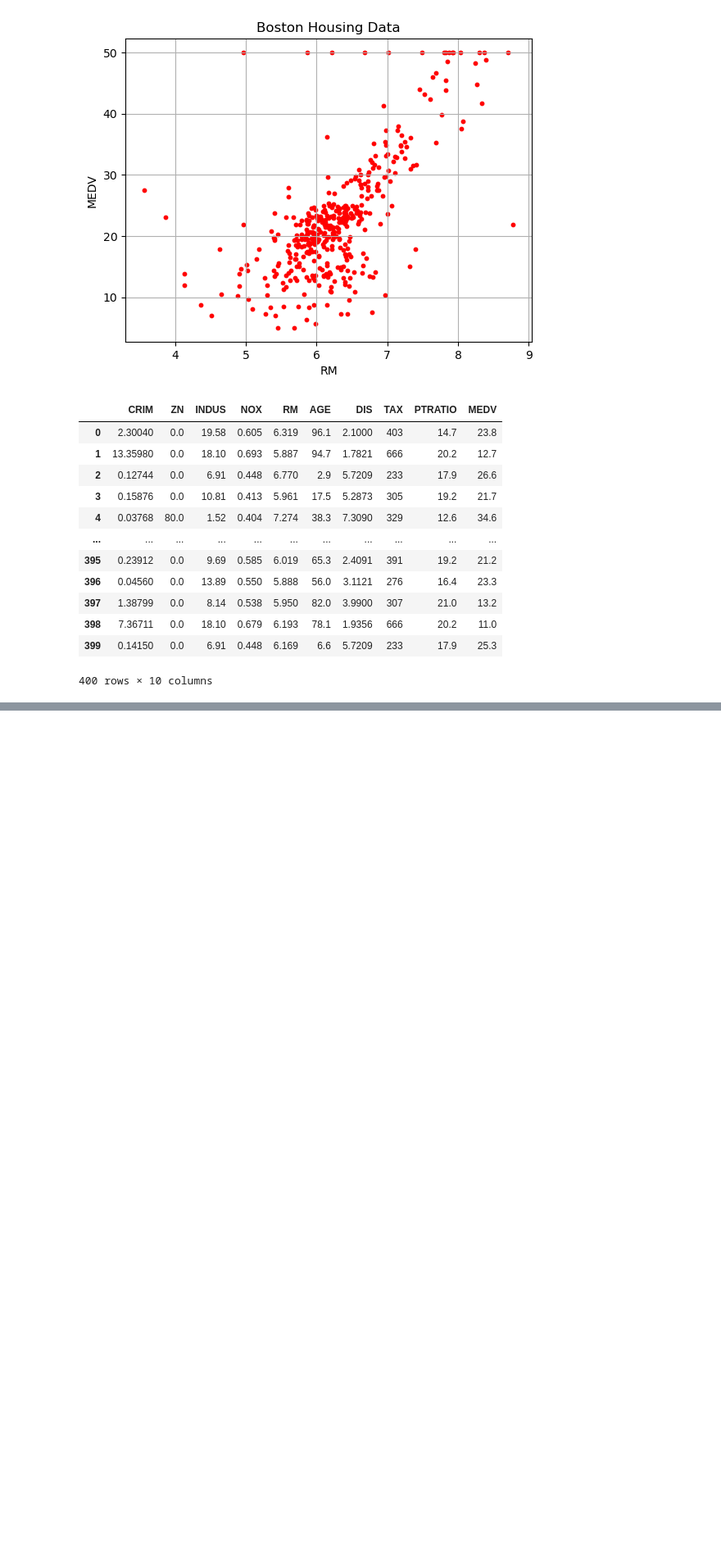
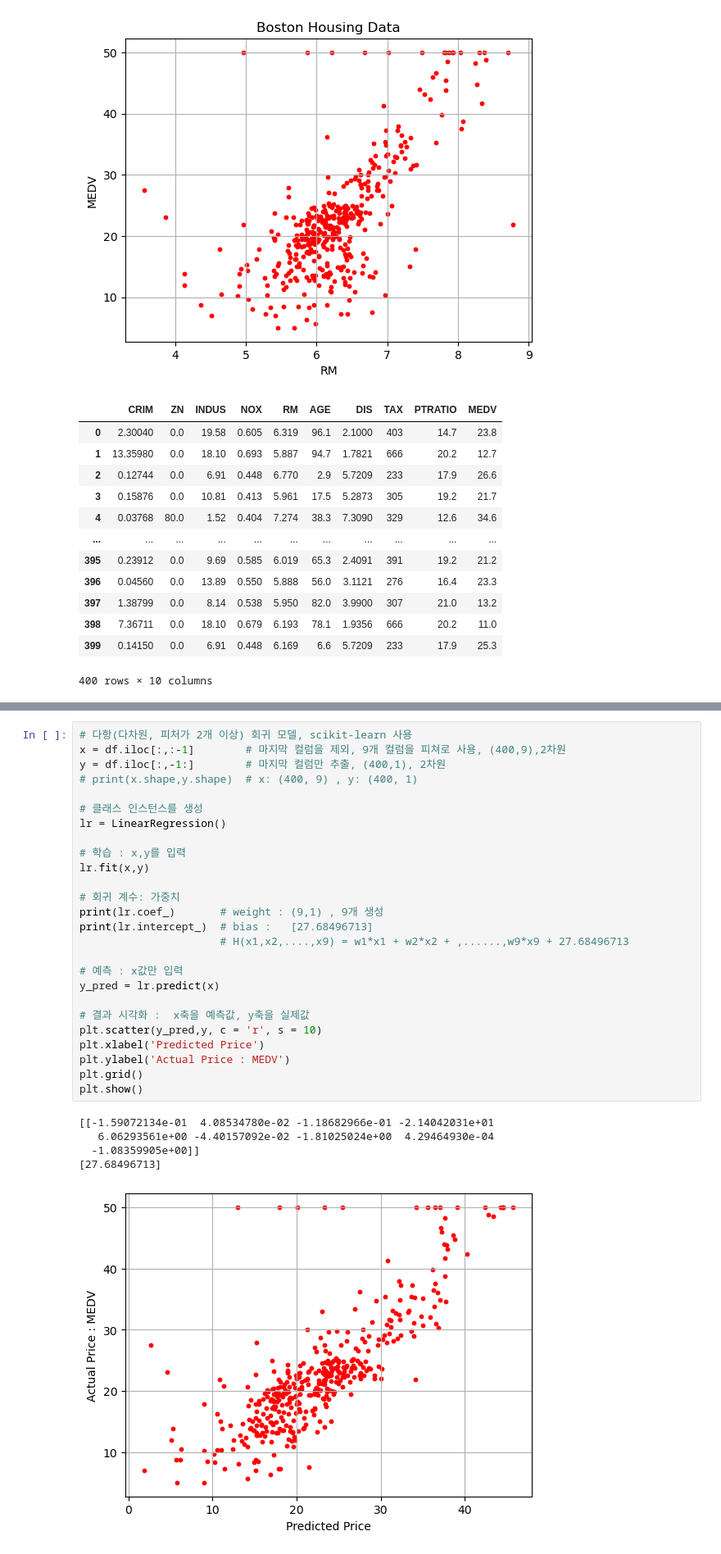
Before and after one commit to digicope/aws_ai05, a Jupyter notebook: 01_머신러닝을 위한 파이썬 프로그래밍/02_머신러닝/02_선형회귀모델(Boston).ipynb, the cells around one changed output, grey strips where cells are left out. Shown: that part at 82% size. Saved outputs shown, nothing was run; the diff lists cells and outputs as text; blank space fills up the shorter version.

```diff
--- a/01_머신러닝을 위한 파이썬 프로그래밍/02_머신러닝/02_선형회귀모델(Boston).ipynb
+++ b/01_머신러닝을 위한 파이썬 프로그래밍/02_머신러닝/02_선형회귀모델(Boston).ipynb
@@ -34,0 +89,32 @@ df
+# %%
+# 다항(다차원, 피처가 2개 이상) 회귀 모델, scikit-learn 사용
+x = df.iloc[:,:-1]        # 마지막 컬럼을 제외, 9개 컬럼을 피쳐로 사용, (400,9),2차원
+y = df.iloc[:,-1:]        # 마지막 컬럼만 추출, (400,1), 2차원
+# print(x.shape,y.shape)  # x: (400, 9) , y: (400, 1)
+
+# 클래스 인스턴스를 생성
+lr = LinearRegression()
+
+# 학습 : x,y를 입력
+lr.fit(x,y)
+
+# 회귀 계수: 가중치
+print(lr.coef_)       # weight : (9,1) , 9개 생성
+print(lr.intercept_)  # bias :   [27.68496713]
+                      # H(x1,x2,....,x9) = w1*x1 + w2*x2 + ,......,w9*x9 + 27.68496713
+
+# 예측 : x값만 입력
+y_pred = lr.predict(x)
+
+# 결과 시각화 :  x축을 예측값, y축을 실제값
+plt.scatter(y_pred,y, c = 'r', s = 10)
+plt.xlabel('Predicted Price')
+plt.ylabel('Actual Price : MEDV')
+plt.grid()
+plt.show()
+# %% [output]
+[[-1.59072134e-01  4.08534780e-02 -1.18682966e-01 -2.14042031e+01
+   6.06293561e+00 -4.40157092e-02 -1.81025024e+00  4.29464930e-04
+  -1.08359905e+00]]
+[27.68496713]
+[figure, added]
```
Also changed, not shown: parts of 5 cells of this notebook.
